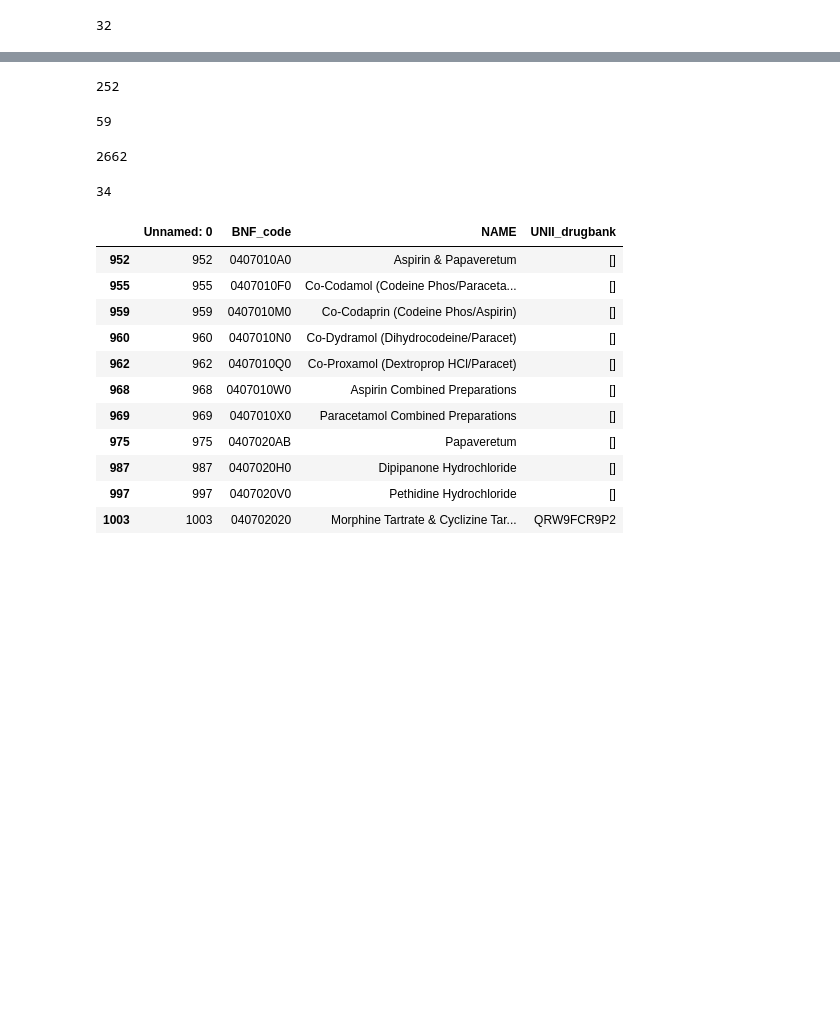
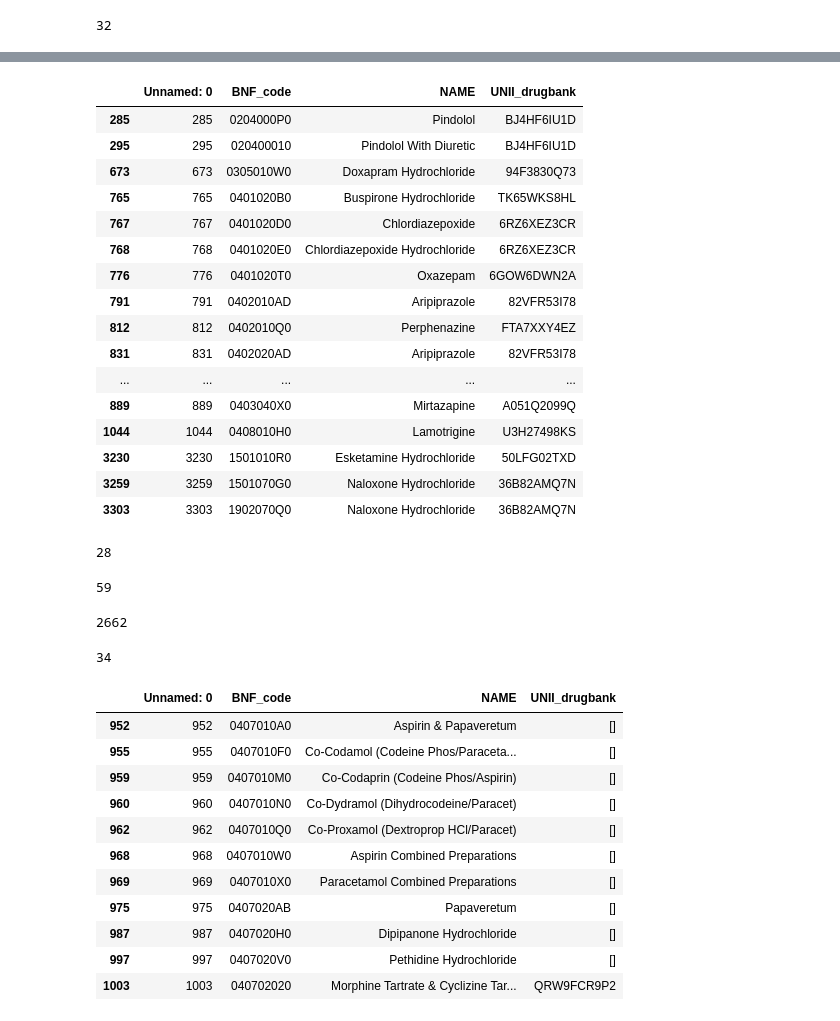
Before and after one commit to sagarjoglekar/2019_Health_Prescribe, a Jupyter notebook: OpenPrescribe_drugbank_mapping.ipynb, the cells around one changed output, grey strips where cells are left out. Saved outputs shown, nothing was run; the diff lists cells and outputs as text; code cells hidden in the pictures; blank space fills up the shorter version.

```diff
--- a/OpenPrescribe_drugbank_mapping.ipynb
+++ b/OpenPrescribe_drugbank_mapping.ipynb
@@ -133,7 +133,7 @@ def getDrugforDiseaseDrugbank(categorylist, BNF_Chem, drugbankDict):
                         drugs[chem_dict[k]['code']]['name'] = chem_dict[k]['name']
                         drugs[chem_dict[k]['code']]['matched_cat'] = categorylist
     enrichdrugs(chem_dict,drugs)
-    return  drugs
+    return  allMatched , drugs
 
 
 def findDrugsForDisease(Graph, Disease, BNF_Chem ):#,threshProb):
@@ -339,3 +343,5 @@ set([u'insulin lispro                                              ']) set([]) s
 len(drugs_opiates)
 # %% [output]
 32
+# %%
+depression_matched, drugs_depression  = getDrugforDiseaseDrugbank(['depression'],chem,drugbank_dict)
@@ -347,10 +375,32 @@ opiod_BNF = chem[chem['UNII_drugbank'].isin(opiod_matched)]
 antiBio_BNF = chem[chem['UNII_drugbank'].isin(antiBio_matched)]
 # %%
 antiDM_BNF = chem[chem['UNII_drugbank'].isin(antiDM_matched)]
+# %%
+antiDep_BNF = chem[chem['UNII_drugbank'].isin(depression_matched)]
+# %%
+antiDep_BNF
+# %% [output]
+|  | Unnamed: 0 | BNF_code | NAME | UNII_drugbank |
+| 285 | 285 | 0204000P0 | Pindolol | BJ4HF6IU1D |
+| 295 | 295 | 020400010 | Pindolol With Diuretic | BJ4HF6IU1D |
+| 673 | 673 | 0305010W0 | Doxapram Hydrochloride | 94F3830Q73 |
+| 765 | 765 | 0401020B0 | Buspirone Hydrochloride | TK65WKS8HL |
+| 767 | 767 | 0401020D0 | Chlordiazepoxide | 6RZ6XEZ3CR |
+| 768 | 768 | 0401020E0 | Chlordiazepoxide Hydrochloride | 6RZ6XEZ3CR |
+| 776 | 776 | 0401020T0 | Oxazepam | 6GOW6DWN2A |
+| 791 | 791 | 0402010AD | Aripiprazole | 82VFR53I78 |
+| 812 | 812 | 0402010Q0 | Perphenazine | FTA7XXY4EZ |
+| 831 | 831 | 0402020AD | Aripiprazole | 82VFR53I78 |
+| ... | ... | ... | ... | ... |
+| 889 | 889 | 0403040X0 | Mirtazapine | A051Q2099Q |
+| 1044 | 1044 | 0408010H0 | Lamotrigine | U3H27498KS |
+| 3230 | 3230 | 1501010R0 | Esketamine Hydrochloride | 50LFG02TXD |
+| 3259 | 3259 | 1501070G0 | Naloxone Hydrochloride | 36B82AMQ7N |
+| 3303 | 3303 | 1902070Q0 | Naloxone Hydrochloride | 36B82AMQ7N |
 # %%
-len(antiBio_BNF)
+len(antiDep_BNF)
 # %% [output]
-252
+28
 # %%
 # antiBio_BNF.head(n=100)
 # %%
```
Also changed, not shown: parts of 30 cells of this notebook, 1 other file.
